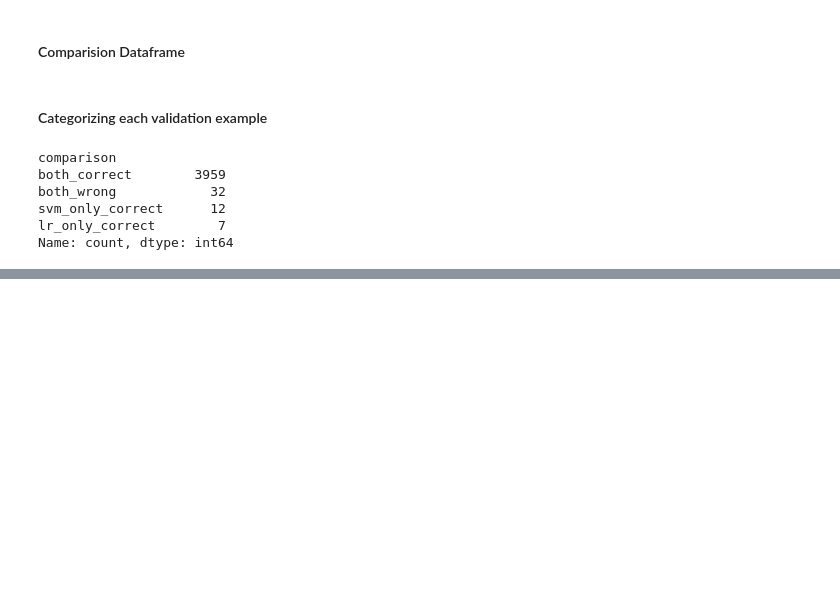
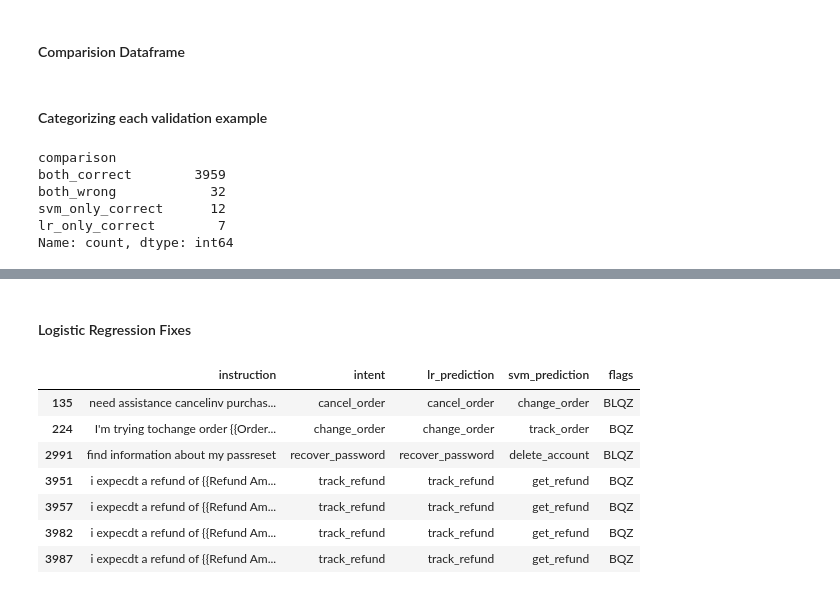
Before and after one commit to ribhupramanik/ResolveAI, a Jupyter notebook: notebooks/02_baseline_models.ipynb, the cells around one changed output, grey strips where cells are left out. Saved outputs shown, nothing was run; the diff lists cells and outputs as text; code cells hidden in the pictures; blank space fills up the shorter version.

```diff
--- a/notebooks/02_baseline_models.ipynb
+++ b/notebooks/02_baseline_models.ipynb
@@ -833,0 +865,26 @@ Name: count, dtype: int64
+# %% [markdown]
+#### Logistic Regression Fixes
+# %%
+lr_wins = comparison_df[
+    comparison_df["comparison"]
+    == "lr_only_correct"
+]
+
+lr_wins[
+    [
+        "instruction",
+        "intent",
+        "lr_prediction",
+        "svm_prediction",
+        "flags"
+    ]
+]
+# %% [output]
+|  | instruction | intent | lr_prediction | svm_prediction | flags |
+| 135 | need assistance cancelinv purchas... | cancel_order | cancel_order | change_order | BLQZ |
+| 224 | I'm trying tochange order {{Order... | change_order | change_order | track_order | BQZ |
+| 2991 | find information about my passreset | recover_password | recover_password | delete_account | BLQZ |
+| 3951 | i expecdt a refund of {{Refund Am... | track_refund | track_refund | get_refund | BQZ |
+| 3957 | i expecdt a refund of {{Refund Am... | track_refund | track_refund | get_refund | BQZ |
+| 3982 | i expecdt a refund of {{Refund Am... | track_refund | track_refund | get_refund | BQZ |
+| 3987 | i expecdt a refund of {{Refund Am... | track_refund | track_refund | get_refund | BQZ |
```
Also changed, not shown: parts of 4 cells of this notebook.
